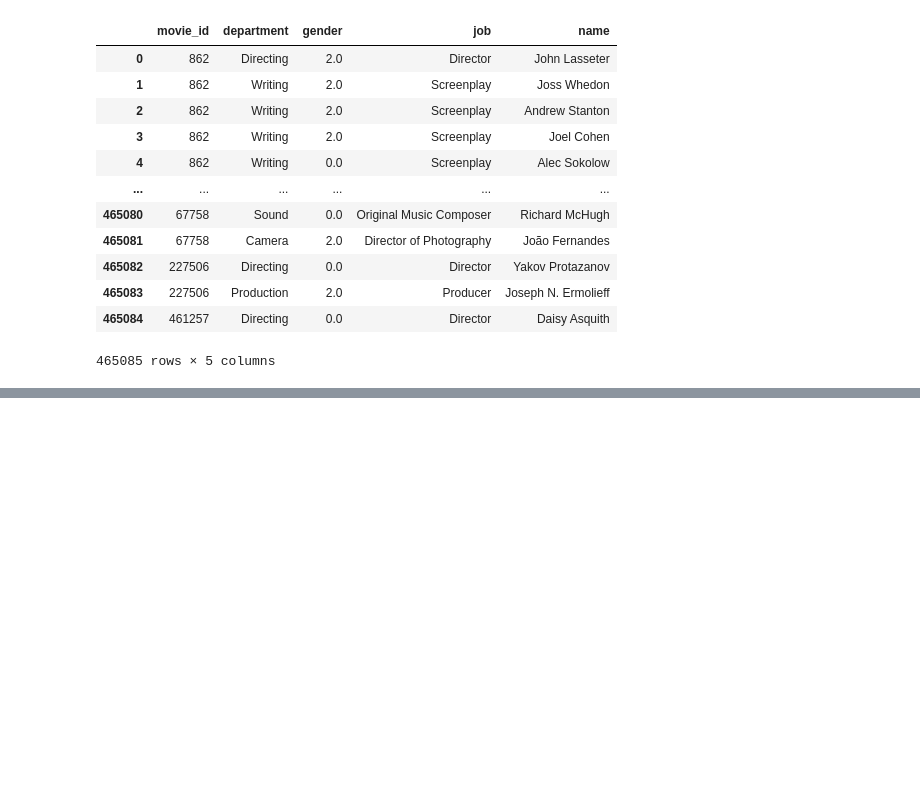
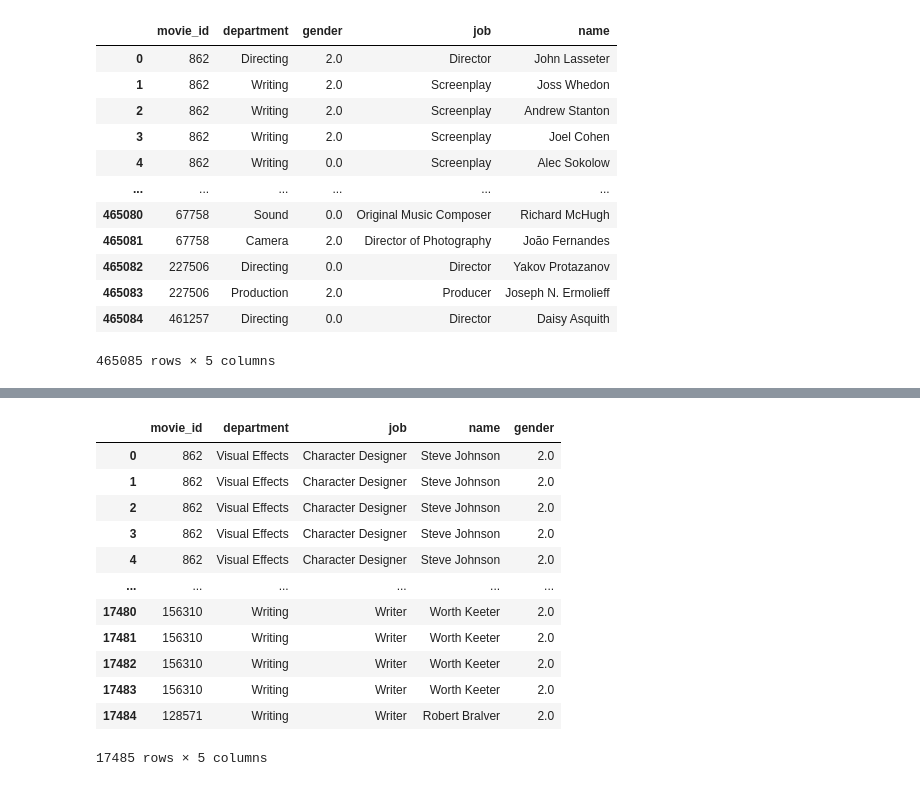
Before and after one commit to caseygomez/Female-Representation-In-The-Film-Industry, a Jupyter notebook: crew_ETL.ipynb, the cells around one changed output, grey strips where cells are left out. Drawn from its saved outputs; the diff is of its cells as text; code cells hidden in the pictures; blank space fills up the shorter version.

```diff
--- a/crew_ETL.ipynb
+++ b/crew_ETL.ipynb
@@ -116,0 +156,5 @@ clean_crew_df
+# %%
+# Separate into df where gender is 2
+gender2 = clean_crew_df.loc[(clean_crew_df['gender'] == 2)]
+
+gender2.head()
@@ -116,0 +277,4 @@ clean_crew_df
+# %%
+gender2formerge = gender2.drop(columns=['movie_id', 'department','job'])
+
+gender2formerge
@@ -116,0 +295,18 @@ clean_crew_df
+# %%
+intersection_2 = pd.merge(gender0formerge, gender2formerge, how='inner', on='name')
+
+intersection_2
+# %% [output]
+|  | movie_id | department | job | name | gender |
+| 0 | 862 | Visual Effects | Character Designer | Steve Johnson | 2.0 |
+| 1 | 862 | Visual Effects | Character Designer | Steve Johnson | 2.0 |
+| 2 | 862 | Visual Effects | Character Designer | Steve Johnson | 2.0 |
+| 3 | 862 | Visual Effects | Character Designer | Steve Johnson | 2.0 |
+| 4 | 862 | Visual Effects | Character Designer | Steve Johnson | 2.0 |
+| ... | ... | ... | ... | ... | ... |
+| 17480 | 156310 | Writing | Writer | Worth Keeter | 2.0 |
+| 17481 | 156310 | Writing | Writer | Worth Keeter | 2.0 |
+| 17482 | 156310 | Writing | Writer | Worth Keeter | 2.0 |
+| 17483 | 156310 | Writing | Writer | Worth Keeter | 2.0 |
+| 17484 | 128571 | Writing | Writer | Robert Bralver | 2.0 |
+17485 rows × 5 columns
```
Also changed, not shown: parts of 49 cells of this notebook.
